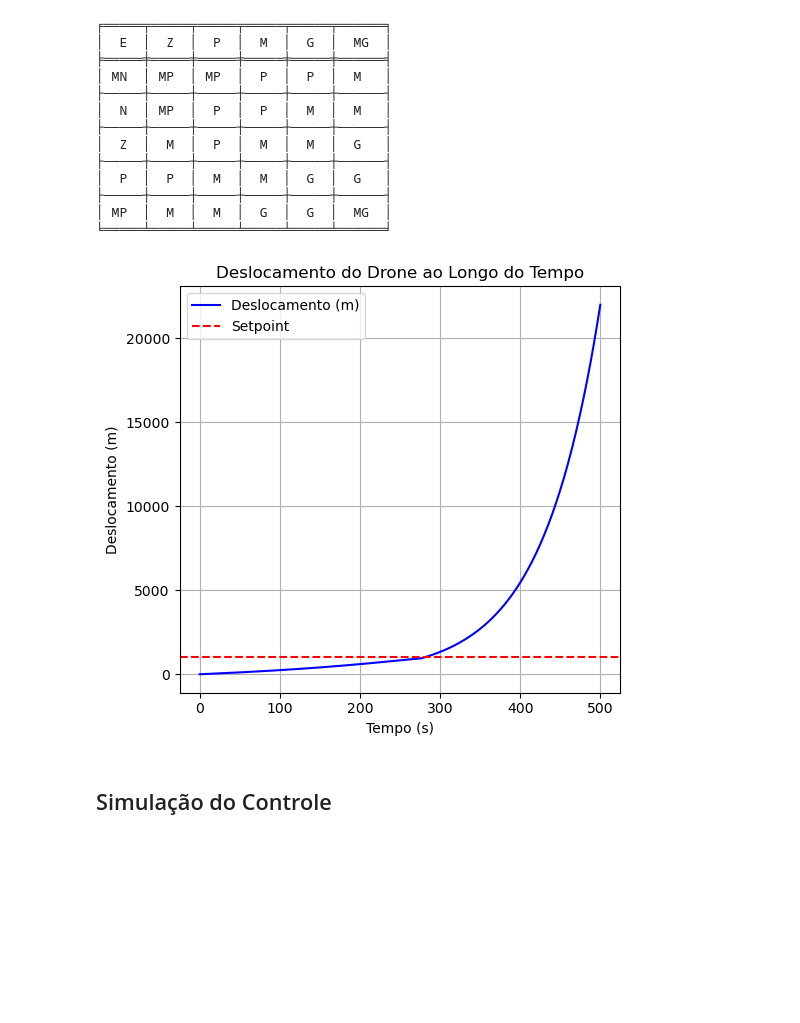
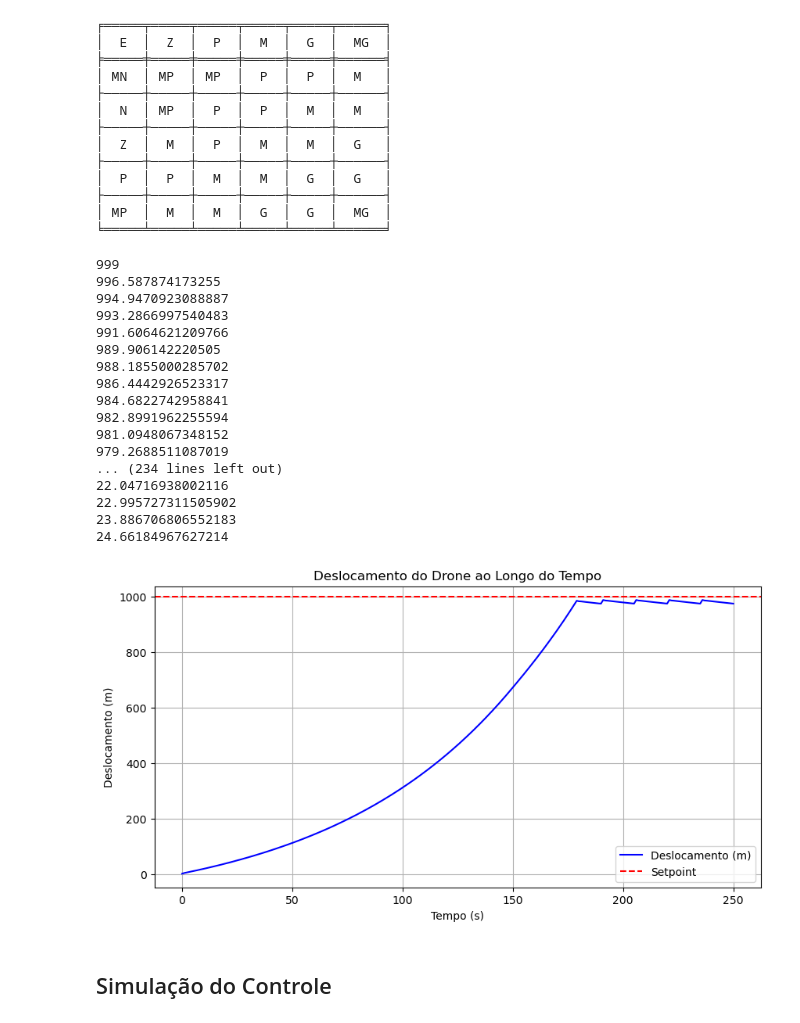
Before and after one commit to bsmvictor/C213-ControleFuzzyPD, a Jupyter notebook: FuzzyPD.ipynb, the cells around one changed output. Saved outputs shown, nothing was run; the diff lists cells and outputs as text; code cells hidden in the pictures; blank space fills up the shorter version.

Commit message:
feat: ajustes no fator de ajuste

```diff
--- a/FuzzyPD.ipynb
+++ b/FuzzyPD.ipynb
@@ -105,11 +107,11 @@ print(tabulate(pivotTable, headers='keys', tablefmt='fancy_grid', stralign='cent
 # %%
 setpoint = 1000  # Altitude desejada (em metros)
 d_t_minus_1 = 1  # posição atual do drone, em metros
-tempo = 500  # Tempo de simulação (em segundos)
+tempo = 250  # Tempo de simulação (em segundos)
 dt = 1  # Intervalo de tempo (em segundos)
 
 # Parâmetros do sistema fuzzy
-FA = 1  # Fator de Ajuste
+FA = 100  # Fator de Ajuste
 U_max = 4  # Velocidade máxima de descida (m/s)
 
 # Configurando o sistema de controle
@@ -131,7 +133,15 @@ for t in range(1, tempo + 1):
     erro_atual = setpoint - d_t_minus_1
     erros.append(erro_atual)
 
-    FA = 99/100 if erro_atual > 50 else 1
+    print(erro_atual)
+
+    if erro_atual < 10:
+        FA = 97.7/100
+    elif erro_atual < 25:
+        FA = 98.6/100
+    else:
+        FA = 99.8/100
+
 
     delta_erro_atual = (erros[-1] - erros[-2]) / dt  # Taxa de variação do erro
 
@@ -142,36 +152,51 @@ for t in range(1, tempo + 1):
     # Realizar o cálculo fuzzy
     ControleErro.compute()
 
       # Obter a saída defuzzyficada (potência do motor)
     P_Motor = ControleErro.output['potencia_motor']
 
     # Divisão da potência entre os motores
     P_H13 = P_Motor
     P_H24 = P_Motor
 
     # Atualizar o deslocamento com a função de transferência
     d_t = FA * d_t_minus_1 * 1.01398 + (0.5 * (U_max * P_H13 + U_max * P_H24))
     deslocamentos.append(d_t)
 
     # Atualizar o deslocamento anterior
     d_t_minus_1 = d_t
 
 # Gráficos
 plt.figure(figsize=(10, 5))
 
 # Gráfico do deslocamento
-plt.subplot(1, 2, 1)
 plt.plot(range(len(deslocamentos)), deslocamentos, label='Deslocamento (m)', color='blue')
 plt.axhline(setpoint, color='red', linestyle='--', label='Setpoint')
 plt.xlabel('Tempo (s)')
 plt.ylabel('Deslocamento (m)')
 plt.title('Deslocamento do Drone ao Longo do Tempo')
 plt.grid()
 plt.legend()
-plt.tight_layout()
 plt.show()
 # %% [output]
+999
+996.587874173255
+994.9470923088887
+993.2866997540483
+991.6064621209766
+989.906142220505
+988.1855000285702
+986.4442926523317
+984.6822742958841
+982.8991962255594
+981.0948067348152
+979.2688511087019
+... (234 lines left out)
+22.04716938002116
+22.995727311505902
+23.886706806552183
+24.66184967627214
-[figure, old version]
+[figure, new version]
 # %% [markdown]
 ## Simulação do Controle
 # %%
```
Also changed, not shown: parts of 1 cell of this notebook.
